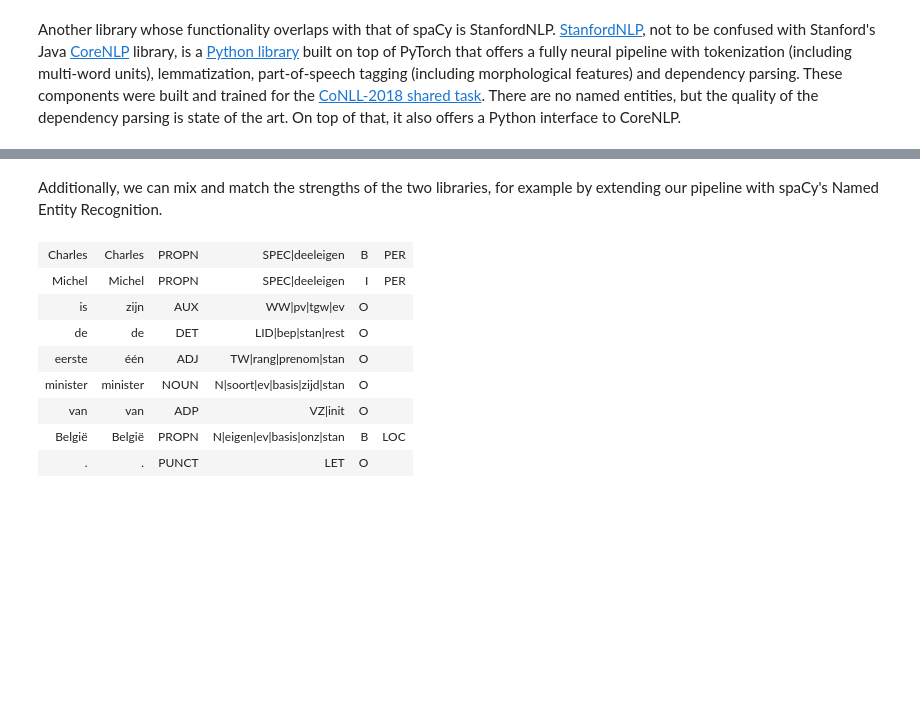
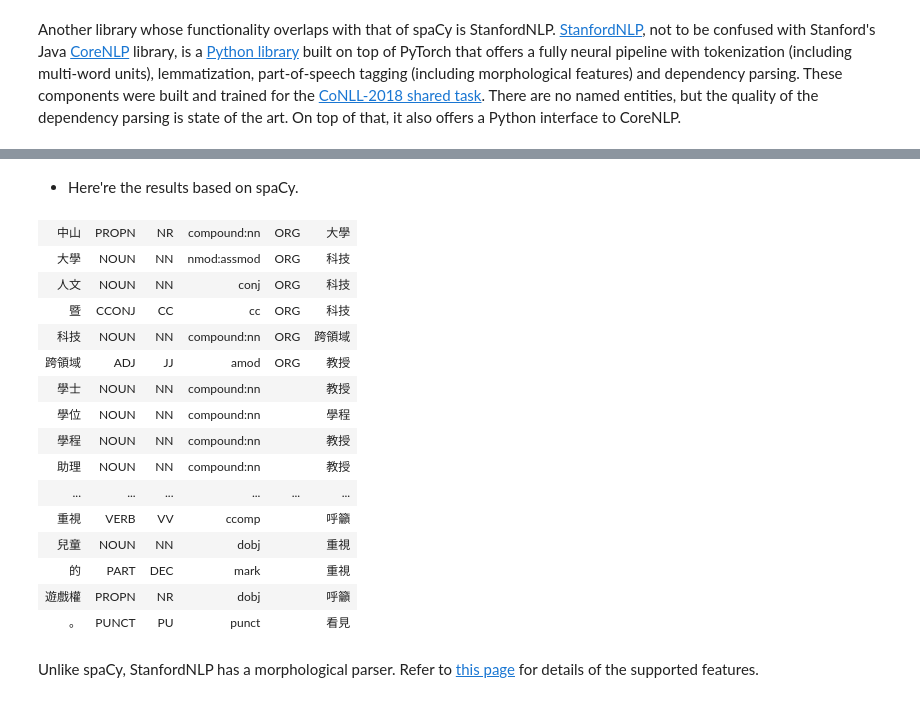
Before and after one commit to howard-haowen/NLP-demos, a Jupyter notebook: NSYSU/W01-use-pretrained-models.ipynb, the cells around one changed output, grey strips where cells are left out. Drawn from its saved outputs; the diff is of its cells as text; code cells hidden in the pictures; blank space fills up the shorter version.

```diff
--- a/NSYSU/W01-use-pretrained-models.ipynb
+++ b/NSYSU/W01-use-pretrained-models.ipynb
@@ -9,3 +46,5 @@ en = spacy.load("en")
+# %%
+en = spacy.load("en_core_web_md")
 # %%
 text = ("Donald John Trump (born June 14, 1946) is the 45th and current president of "
         "the United States.  Before entering politics, he was a businessman and television personality.")
@@ -125,5 +168,6 @@ SpaCy doesn't only have models for English, but also for many other languages. H
-# %%
-nl = spacy.load("nl")
-text_nl = "Charles Michel is de eerste minister van België."
-doc_nl = nl(text_nl)
+# %%
+zh = spacy.load("zh_core_web_md")
+# %%
+text_zh = "中山大學人文暨科技跨領域學士學位學程助理教授宋世祥表示，2021年聖誕節假期期間，師生舉辦「街頭玩童～鹽埕兒童街區遊戲日」成果展。活動中可看見學生運用贊助單位瑞儀教育基金會致贈的廢棄木棧板，製作了6具兒童創意遊具，一方面展示學習成果，也希望藉此呼籲高雄民眾重視兒童的遊戲權。"
+doc_zh = zh(text_zh)
 # %% [markdown]
@@ -224,22 +478,24 @@ display(HTML(tabulate.tabulate(info, tablefmt='html')))
-# %% [markdown]
-Additionally, we can mix and match the strengths of the two libraries, for example by extending our pipeline with spaCy's Named Entity Recognition.
+# %% [markdown]
+- Here're the results based on spaCy.
 # %%
-nl_combined = StanfordNLPLanguage(nl_stanford)
-nl_ner = nl.get_pipe("ner")
-nl_combined.add_pipe(nl_ner)
-nl_combined.vocab.strings.add("PER")
-
-doc_nl_combined = nl_combined(text_nl)
-
-info = [(t.orth_, t.lemma_, t.pos_, t.tag_, t.ent_iob_, t.ent_type_) for t in doc_nl_combined]
-display(HTML(tabulate.tabulate(info, tablefmt='html')))
+features = [[t.text, t.pos_, t.tag_, t.dep_, t.ent_type_, t.head.text] for t in doc_zh]
+display(HTML(tabulate.tabulate(features, tablefmt='html')))
 # %% [output]
-| Charles | Charles | PROPN | SPEC|deeleigen | B | PER |
-| Michel | Michel | PROPN | SPEC|deeleigen | I | PER |
-| is | zijn | AUX | WW|pv|tgw|ev | O |  |
-| de | de | DET | LID|bep|stan|rest | O |  |
-| eerste | één | ADJ | TW|rang|prenom|stan | O |  |
-| minister | minister | NOUN | N|soort|ev|basis|zijd|stan | O |  |
-| van | van | ADP | VZ|init | O |  |
-| België | België | PROPN | N|eigen|ev|basis|onz|stan | B | LOC |
-| . | . | PUNCT | LET | O |  |
+| 中山 | PROPN | NR | compound:nn | ORG | 大學 |
+| 大學 | NOUN | NN | nmod:assmod | ORG | 科技 |
+| 人文 | NOUN | NN | conj | ORG | 科技 |
+| 暨 | CCONJ | CC | cc | ORG | 科技 |
+| 科技 | NOUN | NN | compound:nn | ORG | 跨領域 |
+| 跨領域 | ADJ | JJ | amod | ORG | 教授 |
+| 學士 | NOUN | NN | compound:nn |  | 教授 |
+| 學位 | NOUN | NN | compound:nn |  | 學程 |
+| 學程 | NOUN | NN | compound:nn |  | 教授 |
+| 助理 | NOUN | NN | compound:nn |  | 教授 |
+| ... | ... | ... | ... | ... | ... |
+| 重視 | VERB | VV | ccomp |  | 呼籲 |
+| 兒童 | NOUN | NN | dobj |  | 重視 |
+| 的 | PART | DEC | mark |  | 重視 |
+| 遊戲權 | PROPN | NR | dobj |  | 呼籲 |
+| 。 | PUNCT | PU | punct |  | 看見 |
+# %% [markdown]
+Unlike spaCy, StanfordNLP has a morphological parser. Refer to [this page](https://universaldependencies.org/treebanks/zh_gsd/index.html) for details of the supported features.
```
Also changed, not shown: parts of 55 cells of this notebook.
